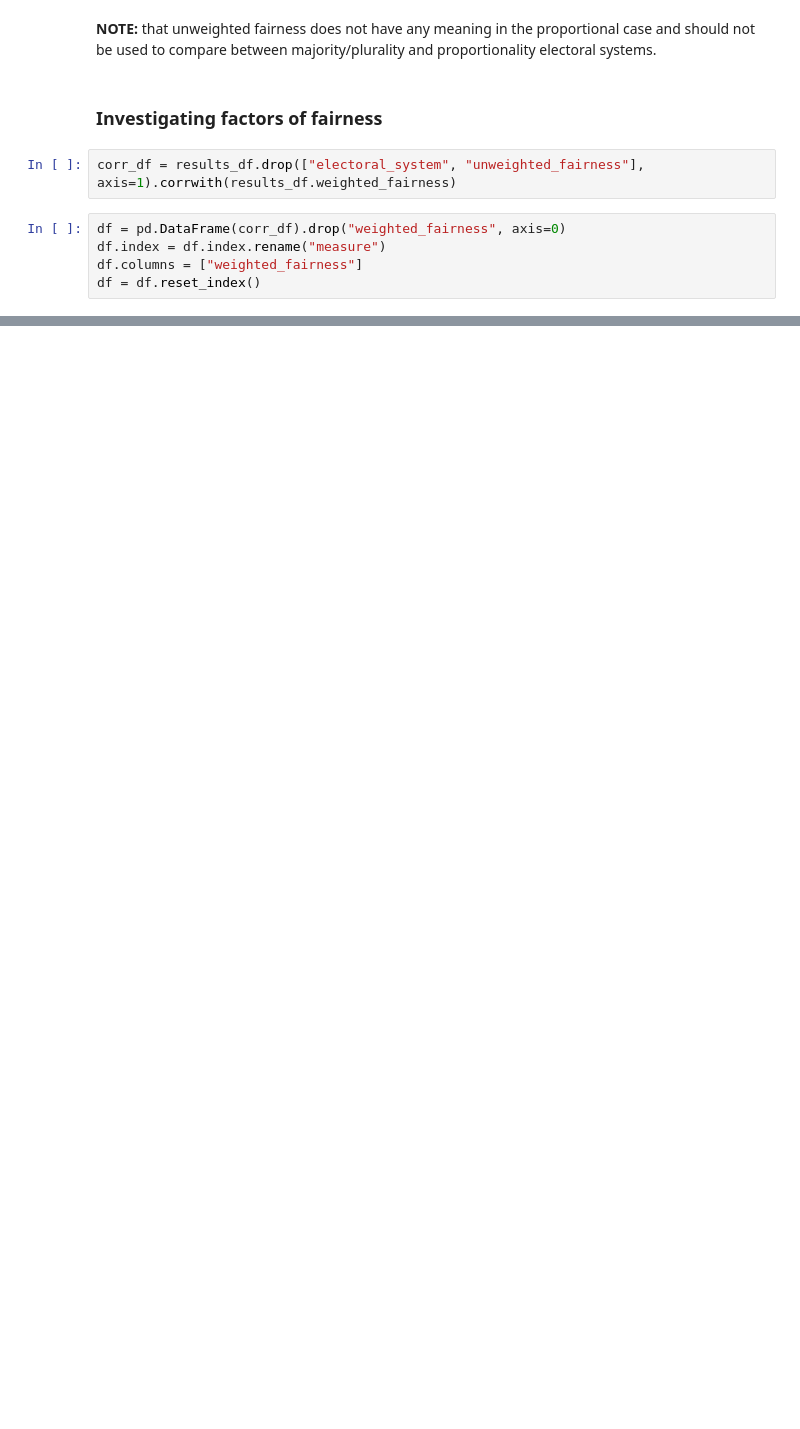
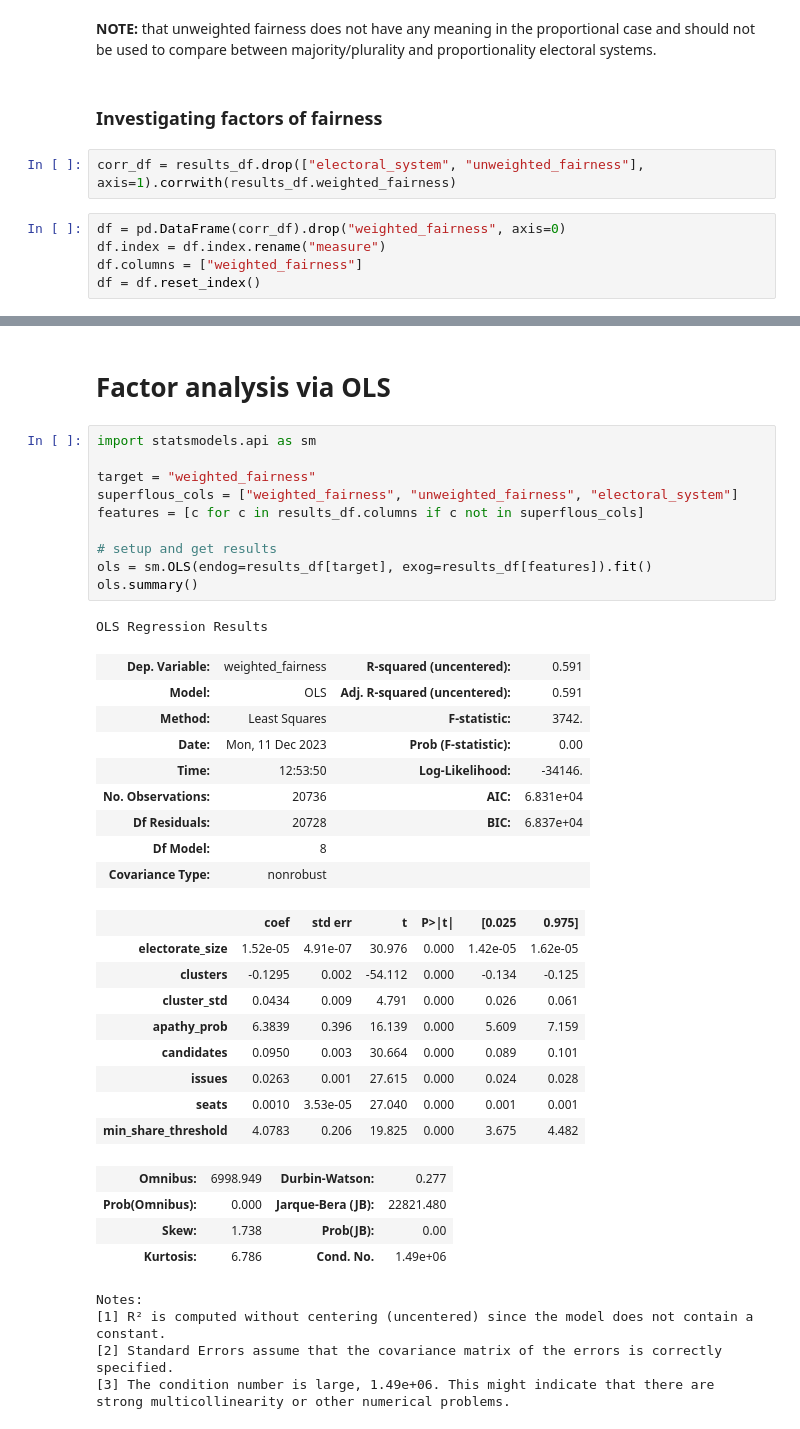
Before and after one commit to Expan75/complex-simulation-project, a Jupyter notebook: proportional_vs_proportional.ipynb, the cells around one changed output, grey strips where cells are left out. Drawn from its saved outputs; the diff is of its cells as text; blank space fills up the shorter version.

```diff
--- a/proportional_vs_proportional.ipynb
+++ b/proportional_vs_proportional.ipynb
@@ -112,0 +103,41 @@ plt.show()
+# %% [markdown]
+# Factor analysis via OLS
+# %%
+import statsmodels.api as sm
+
+target = "weighted_fairness"
+superflous_cols = ["weighted_fairness", "unweighted_fairness", "electoral_system"]
+features = [c for c in results_df.columns if c not in superflous_cols]
+
+# setup and get results
+ols = sm.OLS(endog=results_df[target], exog=results_df[features]).fit()
+ols.summary()
+# %% [output]
+OLS Regression Results
+| Dep. Variable: | weighted_fairness | R-squared (uncentered): | 0.591 |
+| Model: | OLS | Adj. R-squared (uncentered): | 0.591 |
+| Method: | Least Squares | F-statistic: | 3742. |
+| Date: | Mon, 11 Dec 2023 | Prob (F-statistic): | 0.00 |
+| Time: | 12:53:50 | Log-Likelihood: | -34146. |
+| No. Observations: | 20736 | AIC: | 6.831e+04 |
+| Df Residuals: | 20728 | BIC: | 6.837e+04 |
+| Df Model: | 8 |  |  |
+| Covariance Type: | nonrobust |  |  |
+|  | coef | std err | t | P>|t| | [0.025 | 0.975] |
+| electorate_size | 1.52e-05 | 4.91e-07 | 30.976 | 0.000 | 1.42e-05 | 1.62e-05 |
+| clusters | -0.1295 | 0.002 | -54.112 | 0.000 | -0.134 | -0.125 |
+| cluster_std | 0.0434 | 0.009 | 4.791 | 0.000 | 0.026 | 0.061 |
+| apathy_prob | 6.3839 | 0.396 | 16.139 | 0.000 | 5.609 | 7.159 |
+| candidates | 0.0950 | 0.003 | 30.664 | 0.000 | 0.089 | 0.101 |
+| issues | 0.0263 | 0.001 | 27.615 | 0.000 | 0.024 | 0.028 |
+| seats | 0.0010 | 3.53e-05 | 27.040 | 0.000 | 0.001 | 0.001 |
+| min_share_threshold | 4.0783 | 0.206 | 19.825 | 0.000 | 3.675 | 4.482 |
+| Omnibus: | 6998.949 | Durbin-Watson: | 0.277 |
+| Prob(Omnibus): | 0.000 | Jarque-Bera (JB): | 22821.480 |
+| Skew: | 1.738 | Prob(JB): | 0.00 |
+| Kurtosis: | 6.786 | Cond. No. | 1.49e+06 |
+Notes:
+[1] R² is computed without centering (uncentered) since the model does not contain a constant.
+[2] Standard Errors assume that the covariance matrix of the errors is correctly specified.
+[3] The condition number is large, 1.49e+06. This might indicate that there are
+strong multicollinearity or other numerical problems.
```
Also changed, not shown: parts of 4 cells of this notebook, 1 other file.
